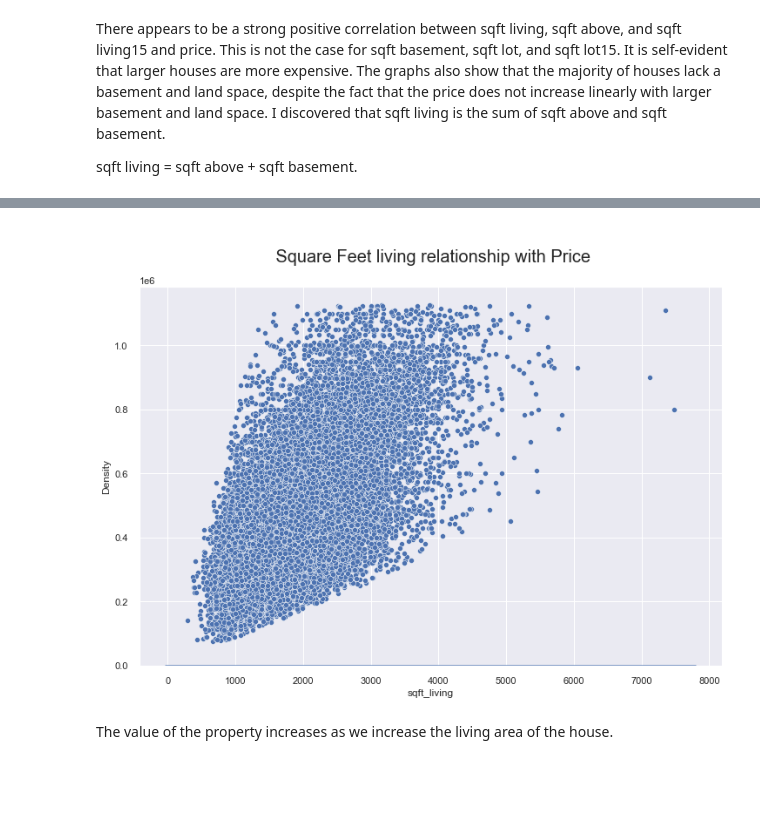
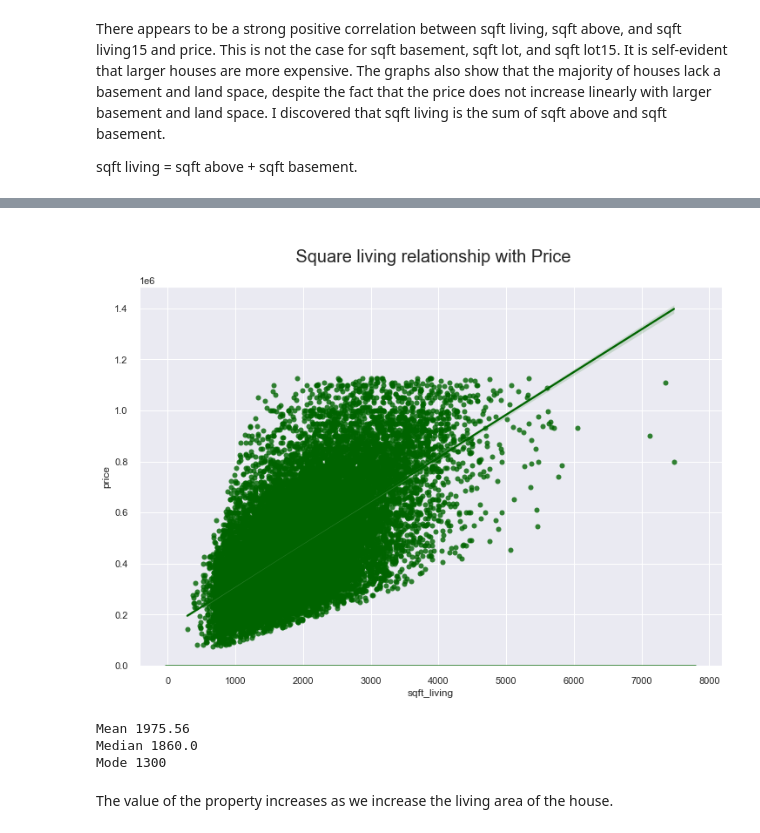
Before and after one commit to olaidekashimawo/King-County-House-Sales, a Jupyter notebook: H_Sale.ipynb, the cells around one changed output, grey strips where cells are left out. Cells and saved outputs as stored; diff of their text form; code cells hidden in the pictures; blank space fills up the shorter version.

```diff
--- a/H_Sale.ipynb
+++ b/H_Sale.ipynb
@@ -423,13 +440,21 @@ plt.show()
 # %%
 #living space
 plt.figure(figsize = (12,8))
-plt.title("\n Square Feet living relationship with Price\n",fontsize=20)
-sns.distplot(H_Sales['sqft_living'])
+plt.title("\n Square living relationship with Price\n",fontsize=20)
+sns.distplot(H_Sales['sqft_living'], color= 'darkgreen', label = 'data')
 
-sns.scatterplot(x='sqft_living', y='price', data=H_Sales);
+sns.regplot(x="sqft_living", y="price", data=H_Sales,color='darkgreen', label= ' Predicted Regression')
 plt.show()
 # %% [output]
-[figure, old version]
+[figure, new version]
+# %%
+print('Mean',round(H_Sales['sqft_living'].mean(),2))
+print('Median',H_Sales['sqft_living'].median())
+print('Mode',H_Sales['sqft_living'].mode()[0])
+# %% [output]
+Mean 1975.56
+Median 1860.0
+Mode 1300
 # %% [markdown]
 The value of the property increases as we increase the living area of the house.
 # %% [markdown]
```
Also changed, not shown: parts of 66 cells of this notebook.
